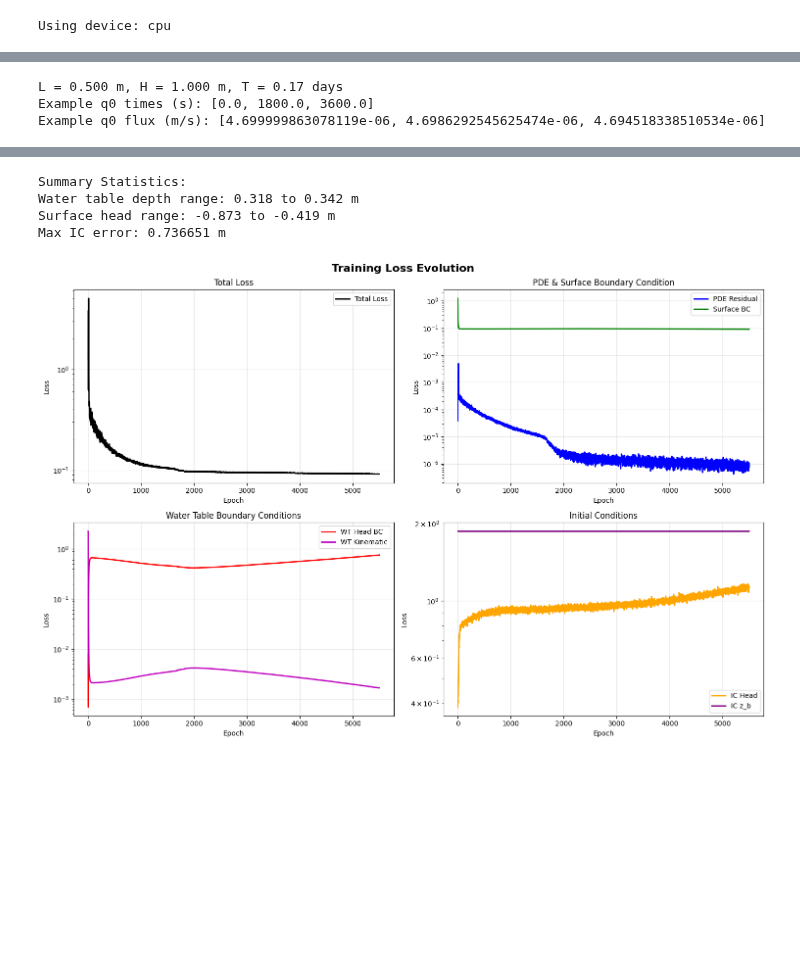
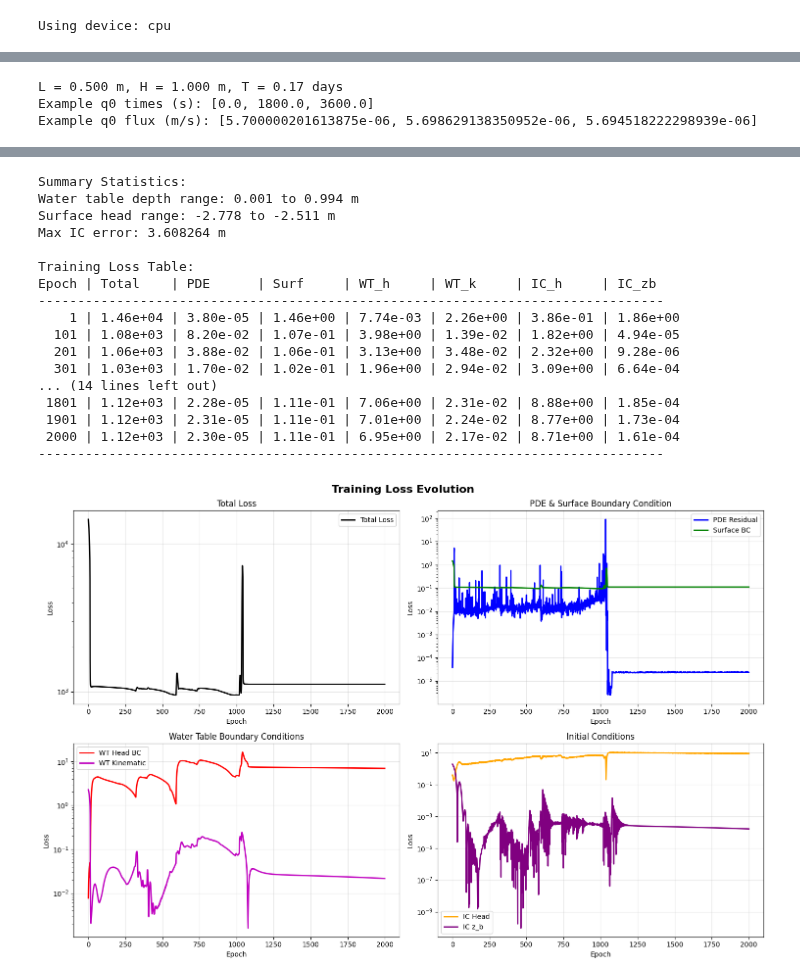
Before and after one commit to WqgJing/SMAP-Recharge-Flux, a Jupyter notebook: non_dimension.ipynb, the cells around one changed output, grey strips where cells are left out. Drawn from its saved outputs; the diff is of its cells as text; code cells hidden in the pictures; blank space fills up the shorter version.

```diff
--- a/non_dimension.ipynb
+++ b/non_dimension.ipynb
@@ -447,7 +455,7 @@ def create_sinusoidal_qflux(
     amplitude=4e-6,
     period_days=5,
     mean_flux=1e-7,
-    phase_shift=0,
+    phase_shift=1,
 ):
     """
     Create sinusoidal surface flux pattern.
@@ -462,7 +470,7 @@ def create_sinusoidal_qflux(
     # Sinusoidal flux: q(t) = mean + amplitude * sin(2π*t/period + phase)
     omega = 2 * np.pi / period_days  # angular frequency [rad/day]
     qflux = mean_flux + amplitude * np.sin(omega * times_days + phase_shift)
-    return times_days, qflux
+    return times_days, qflux+1e-6
 
 
 # Create sinusoidal q0_data (time in days, flux in m/s)
@@ -521,7 +529,7 @@ model, losses, comps = train_pinn_original(
     zr=0.5,  # choose L = zr in meters
     h_net_config=h_net_config,
     zb_net_config=zb_net_config,
-    n_epochs=5500,
+    n_epochs=2000,
     learning_rate=1e-3,
     zb_initial=1.0,  # 1 m initial water table depth (fix comment)
 )
@@ -713,9 +721,26 @@ def plot_comprehensive_results(model, q0_data, soil_params, n_t=200, n_z=100):
 
 def plot_training_losses(losses, comps, log_scale=True):
     """
-    Plot training loss evolution with all components.
+    Plot training loss evolution with all components and print loss statistics.
     """
     epochs = range(1, len(losses) + 1)
+
+    # Print loss table
+    print("\nTraining Loss Table:")
+    print("Epoch | Total    | PDE      | Surf     | WT_h     | WT_k     | IC_h     | IC_zb")
+    print("-" * 80)
+
+    # Print every 100th epoch or last 10 epochs, whichever is fewer
+    step = max(1, min(100, len(losses) // 10))
+    indices = list(range(0, len(losses), step))
+    if len(losses) - 1 not in indices:
+        indices.append(len(losses) - 1)
+
+    for i in indices:
+        epoch = i + 1
+        print(f"{epoch:5d} | {losses[i]:.2e} | {comps['pde'][i]:.2e} | {comps['surf'][i]:.2e} | {comps['wt_head'][i]:.2e} | {comps['wt_kin'][i]:.2e} | {comps['ic_h'][i]:.2e} | {comps['ic_zb'][i]:.2e}")
+
+    print("-" * 80)
 
     fig, axs = plt.subplots(2, 2, figsize=(15, 10))
     fig.suptitle("Training Loss Evolution", fontsize=16, fontweight="bold")
@@ -785,4 +810,4 @@ plot_training_losses(losses, comps, log_scale=True)
 # %% [output]
 L = 0.500 m, H = 1.000 m, T = 0.17 days
 Example q0 times (s): [0.0, 1800.0, 3600.0]
-Example q0 flux (m/s): [4.699999863078119e-06, 4.6986292545625474e-06, 4.694518338510534e-06]
+Example q0 flux (m/s): [5.700000201613875e-06, 5.698629138350952e-06, 5.694518222298939e-06]
@@ -790,5 +815,18 @@ Example q0 flux (m/s): [4.699999863078119e-06, 4.6986292545625474e-06, 4.6945183
 Summary Statistics:
-Water table depth range: 0.318 to 0.342 m
-Surface head range: -0.873 to -0.419 m
-Max IC error: 0.736651 m
+Water table depth range: 0.001 to 0.994 m
+Surface head range: -2.778 to -2.511 m
+Max IC error: 3.608264 m
+
+Training Loss Table:
+Epoch | Total    | PDE      | Surf     | WT_h     | WT_k     | IC_h     | IC_zb
+--------------------------------------------------------------------------------
+    1 | 1.46e+04 | 3.80e-05 | 1.46e+00 | 7.74e-03 | 2.26e+00 | 3.86e-01 | 1.86e+00
+  101 | 1.08e+03 | 8.20e-02 | 1.07e-01 | 3.98e+00 | 1.39e-02 | 1.82e+00 | 4.94e-05
+  201 | 1.06e+03 | 3.88e-02 | 1.06e-01 | 3.13e+00 | 3.48e-02 | 2.32e+00 | 9.28e-06
+  301 | 1.03e+03 | 1.70e-02 | 1.02e-01 | 1.96e+00 | 2.94e-02 | 3.09e+00 | 6.64e-04
+... (14 lines left out)
+ 1801 | 1.12e+03 | 2.28e-05 | 1.11e-01 | 7.06e+00 | 2.31e-02 | 8.88e+00 | 1.85e-04
+ 1901 | 1.12e+03 | 2.31e-05 | 1.11e-01 | 7.01e+00 | 2.24e-02 | 8.77e+00 | 1.73e-04
+ 2000 | 1.12e+03 | 2.30e-05 | 1.11e-01 | 6.95e+00 | 2.17e-02 | 8.71e+00 | 1.61e-04
+--------------------------------------------------------------------------------
-[figure, old version]
+[figure, new version]
```
Also changed, not shown: parts of 4 cells of this notebook, 4 other files.
